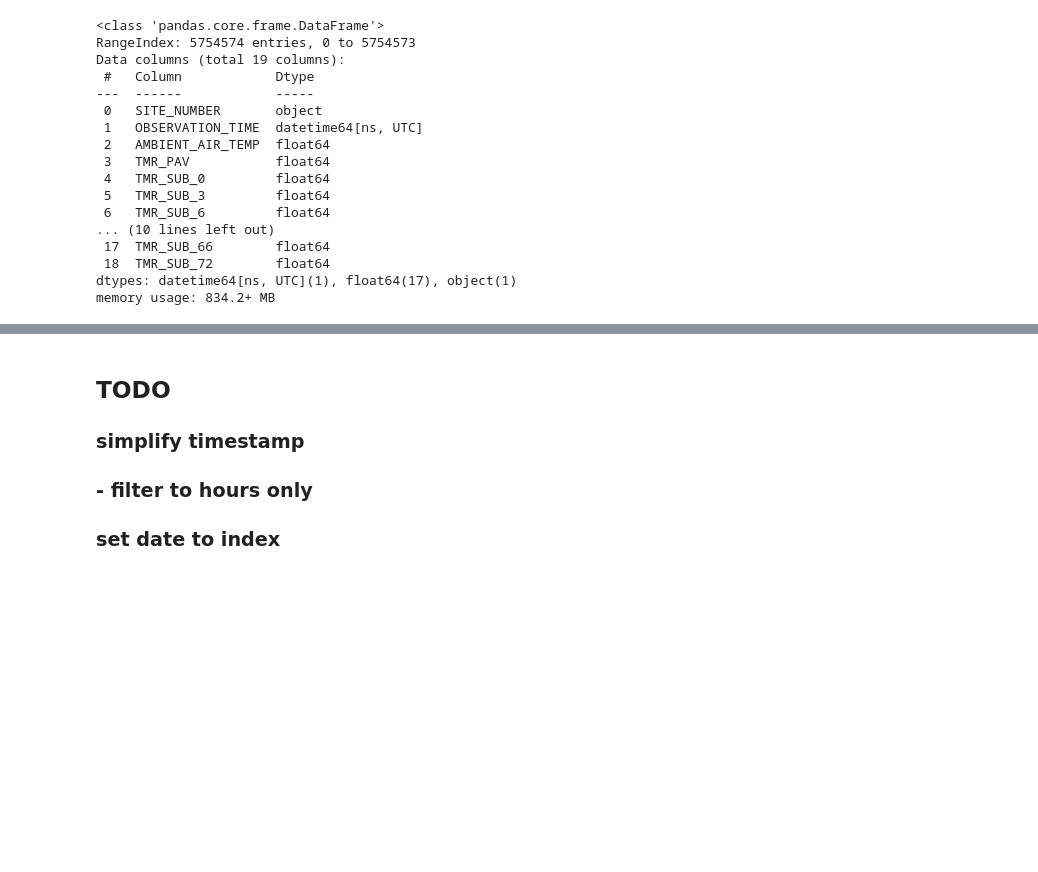
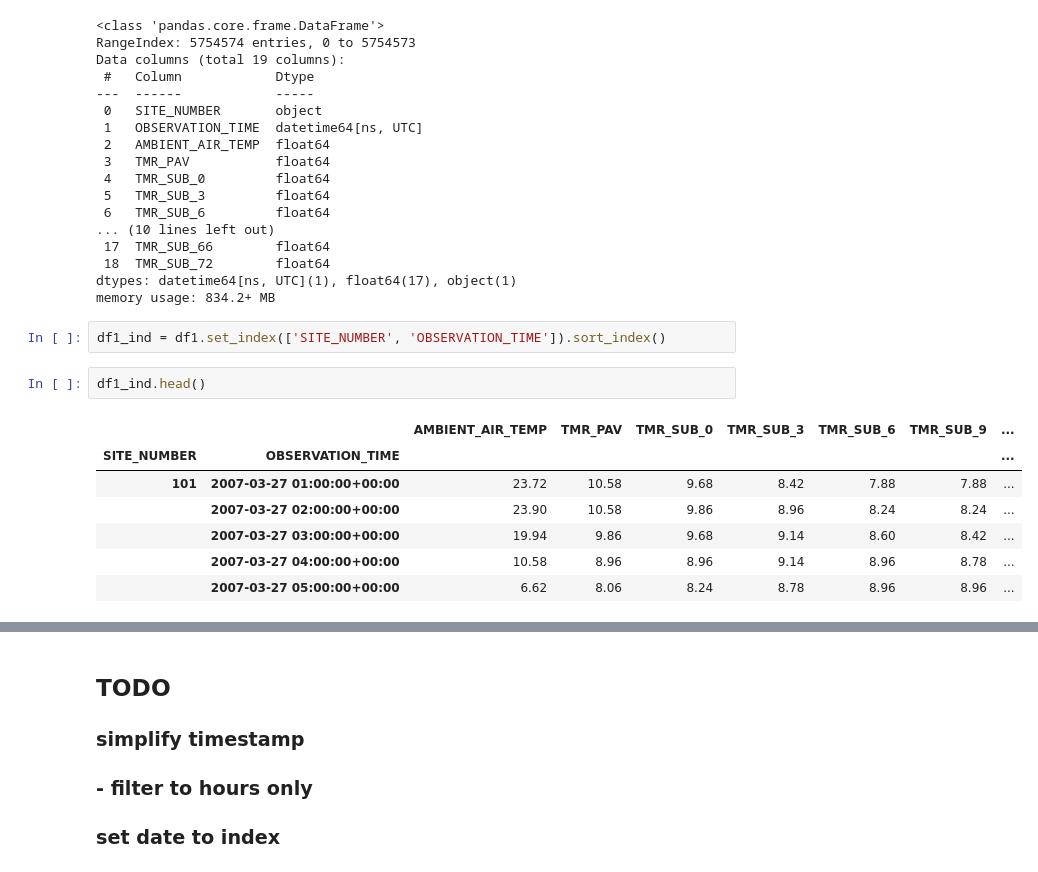
Before and after one commit to erikjamesmason/Temperature_Data_Probe_2, a Jupyter notebook: tdp_indexing.ipynb, the cells around one changed output, grey strips where cells are left out. Cells and saved outputs as stored; diff of their text form; blank space fills up the shorter version.

Commit message:
index revisions

```diff
--- a/tdp_indexing.ipynb
+++ b/tdp_indexing.ipynb
@@ -59,3 +59,15 @@ Data columns (total 19 columns):
  18  TMR_SUB_72        float64
 dtypes: datetime64[ns, UTC](1), float64(17), object(1)
 memory usage: 834.2+ MB
+# %%
+df1_ind = df1.set_index(['SITE_NUMBER', 'OBSERVATION_TIME']).sort_index()
+# %%
+df1_ind.head()
+# %% [output]
+|  |  | AMBIENT_AIR_TEMP | TMR_PAV | TMR_SUB_0 | TMR_SUB_3 | TMR_SUB_6 | TMR_SUB_9 | ... |
+| SITE_NUMBER | OBSERVATION_TIME |  |  |  |  |  |  | ... |
+| 101 | 2007-03-27 01:00:00+00:00 | 23.72 | 10.58 | 9.68 | 8.42 | 7.88 | 7.88 | ... |
+|  | 2007-03-27 02:00:00+00:00 | 23.90 | 10.58 | 9.86 | 8.96 | 8.24 | 8.24 | ... |
+|  | 2007-03-27 03:00:00+00:00 | 19.94 | 9.86 | 9.68 | 9.14 | 8.60 | 8.42 | ... |
+|  | 2007-03-27 04:00:00+00:00 | 10.58 | 8.96 | 8.96 | 9.14 | 8.96 | 8.78 | ... |
+|  | 2007-03-27 05:00:00+00:00 | 6.62 | 8.06 | 8.24 | 8.78 | 8.96 | 8.96 | ... |
```
Also changed, not shown: parts of 2 cells of this notebook, 1 other file.
